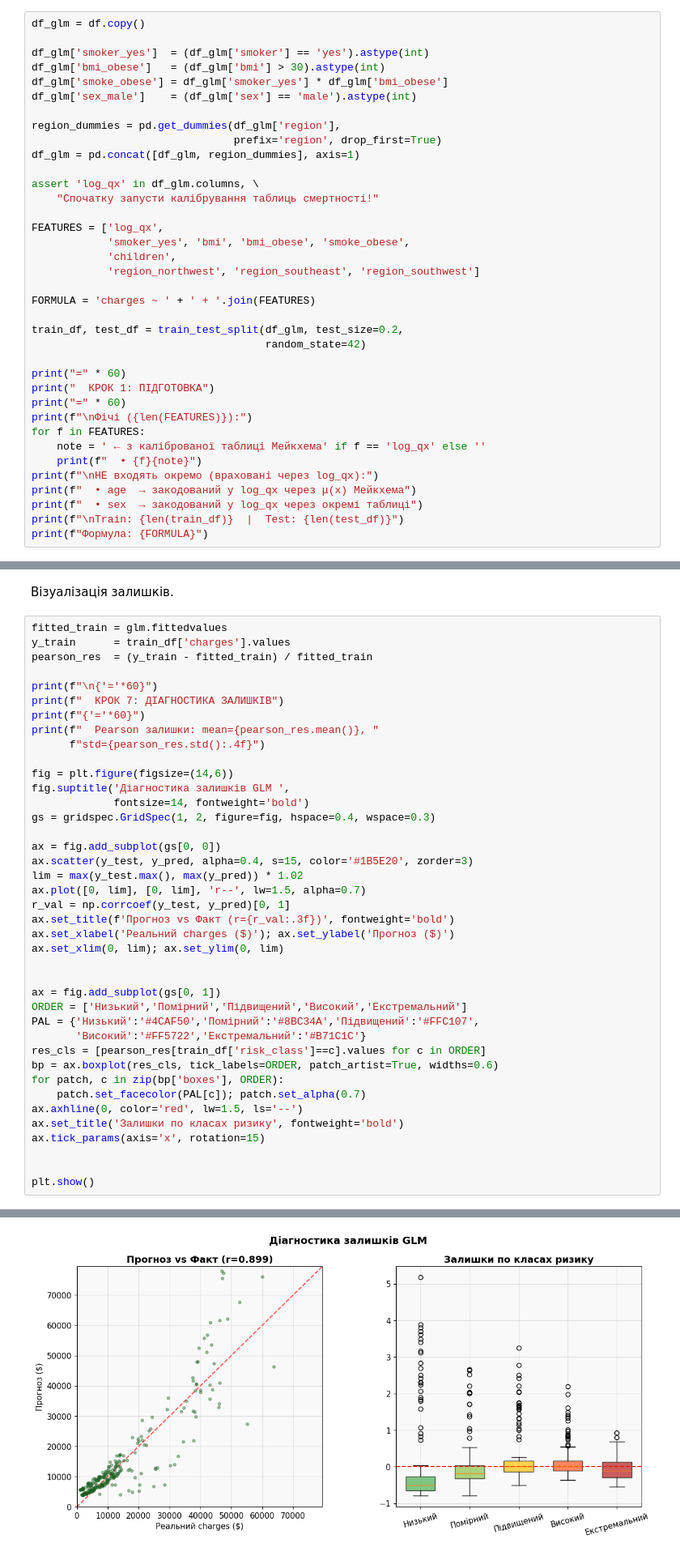
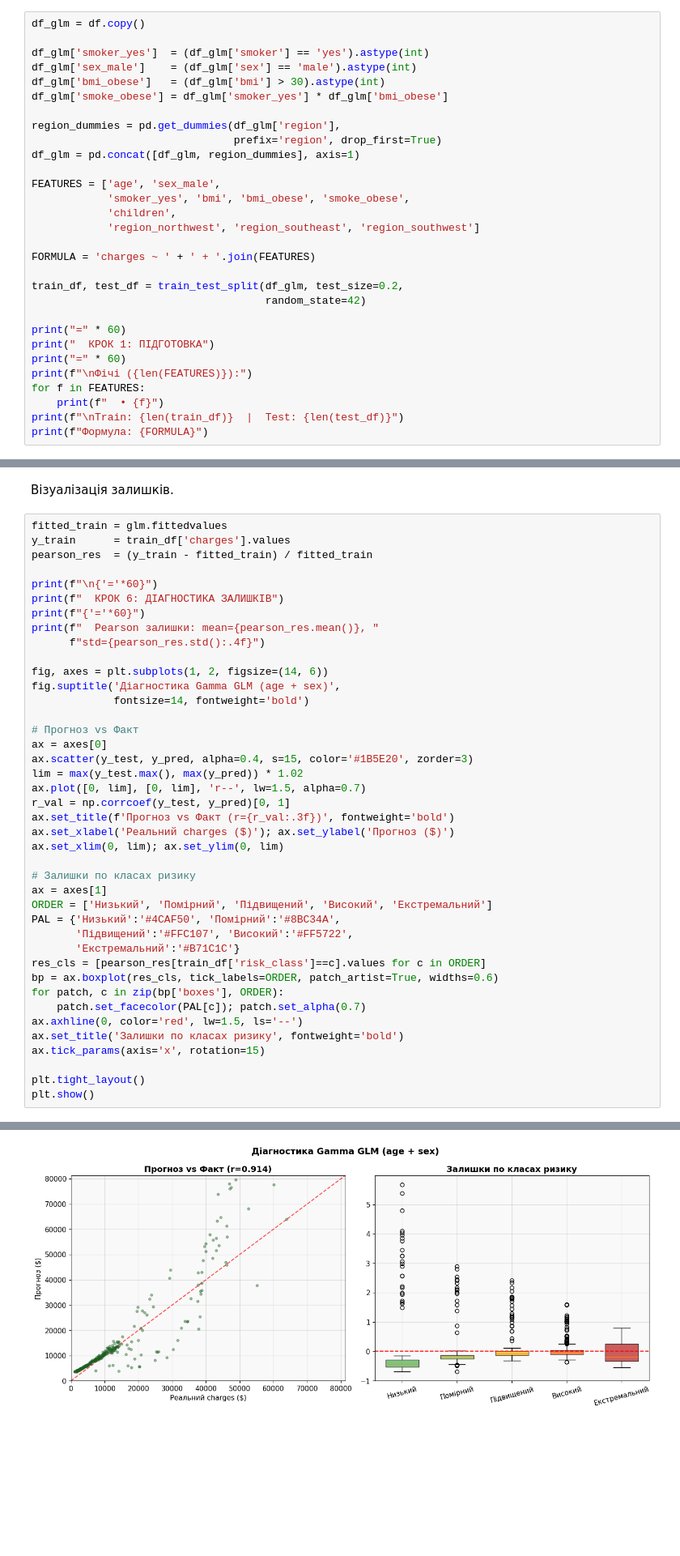
Before and after one commit to Washizuu/Insurance-Charges-Prediction, a Jupyter notebook: CW_new.ipynb, the cells around one changed output, grey strips where cells are left out. Shown at 81% size. Saved outputs shown, nothing was run; the diff lists cells and outputs as text; blank space fills up the shorter version.

```diff
--- a/CW_new.ipynb
+++ b/CW_new.ipynb
@@ -1529,18 +1529,15 @@ plt.rcParams.update({
 df_glm = df.copy()
 
 df_glm['smoker_yes']  = (df_glm['smoker'] == 'yes').astype(int)
+df_glm['sex_male']    = (df_glm['sex'] == 'male').astype(int)
 df_glm['bmi_obese']   = (df_glm['bmi'] > 30).astype(int)
 df_glm['smoke_obese'] = df_glm['smoker_yes'] * df_glm['bmi_obese']
-df_glm['sex_male']    = (df_glm['sex'] == 'male').astype(int)
 
 region_dummies = pd.get_dummies(df_glm['region'],
                                 prefix='region', drop_first=True)
 df_glm = pd.concat([df_glm, region_dummies], axis=1)
 
-assert 'log_qx' in df_glm.columns, \
-    "Спочатку запусти калібрування таблиць смертності!"
-
-FEATURES = ['log_qx',
+FEATURES = ['age', 'sex_male',
             'smoker_yes', 'bmi', 'bmi_obese', 'smoke_obese',
             'children',
             'region_northwest', 'region_southeast', 'region_southwest']
@@ -1555,11 +1552,7 @@ print("  КРОК 1: ПІДГОТОВКА")
 print("=" * 60)
 print(f"\nФічі ({len(FEATURES)}):")
 for f in FEATURES:
-    note = ' ← з каліброваної таблиці Мейкхема' if f == 'log_qx' else ''
-    print(f"  • {f}{note}")
-print(f"\nНЕ входять окремо (враховані через log_qx):")
-print(f"  • age  → закодований у log_qx через μ(x) Мейкхема")
-print(f"  • sex  → закодований у log_qx через окремі таблиці")
+    print(f"  • {f}")
 print(f"\nTrain: {len(train_df)}  |  Test: {len(test_df)}")
 print(f"Формула: {FORMULA}")
 # %% [output]
@@ -1866,17 +1773,17 @@ y_train      = train_df['charges'].values
 pearson_res  = (y_train - fitted_train) / fitted_train
 
 print(f"\n{'='*60}")
-print(f"  КРОК 7: ДІАГНОСТИКА ЗАЛИШКІВ")
+print(f"  КРОК 6: ДІАГНОСТИКА ЗАЛИШКІВ")
 print(f"{'='*60}")
 print(f"  Pearson залишки: mean={pearson_res.mean()}, "
       f"std={pearson_res.std():.4f}")
 
-fig = plt.figure(figsize=(14,6))
-fig.suptitle('Діагностика залишків GLM ',
+fig, axes = plt.subplots(1, 2, figsize=(14, 6))
+fig.suptitle('Діагностика Gamma GLM (age + sex)',
              fontsize=14, fontweight='bold')
-gs = gridspec.GridSpec(1, 2, figure=fig, hspace=0.4, wspace=0.3)
 
-ax = fig.add_subplot(gs[0, 0])
+# Прогноз vs Факт
+ax = axes[0]
 ax.scatter(y_test, y_pred, alpha=0.4, s=15, color='#1B5E20', zorder=3)
 lim = max(y_test.max(), max(y_pred)) * 1.02
 ax.plot([0, lim], [0, lim], 'r--', lw=1.5, alpha=0.7)
@@ -1885,11 +1792,12 @@ ax.set_title(f'Прогноз vs Факт (r={r_val:.3f})', fontweight='bold')
 ax.set_xlabel('Реальний charges ($)'); ax.set_ylabel('Прогноз ($)')
 ax.set_xlim(0, lim); ax.set_ylim(0, lim)
 
-
-ax = fig.add_subplot(gs[0, 1])
-ORDER = ['Низький','Помірний','Підвищений','Високий','Екстремальний']
-PAL = {'Низький':'#4CAF50','Помірний':'#8BC34A','Підвищений':'#FFC107',
-       'Високий':'#FF5722','Екстремальний':'#B71C1C'}
+# Залишки по класах ризику
+ax = axes[1]
+ORDER = ['Низький', 'Помірний', 'Підвищений', 'Високий', 'Екстремальний']
+PAL = {'Низький':'#4CAF50', 'Помірний':'#8BC34A',
+       'Підвищений':'#FFC107', 'Високий':'#FF5722',
+       'Екстремальний':'#B71C1C'}
 res_cls = [pearson_res[train_df['risk_class']==c].values for c in ORDER]
 bp = ax.boxplot(res_cls, tick_labels=ORDER, patch_artist=True, widths=0.6)
 for patch, c in zip(bp['boxes'], ORDER):
@@ -1898,7 +1806,7 @@ ax.axhline(0, color='red', lw=1.5, ls='--')
 ax.set_title('Залишки по класах ризику', fontweight='bold')
 ax.tick_params(axis='x', rotation=15)
 
-
+plt.tight_layout()
 plt.show()
 # %% [output]
 ============================================================
@@ -1908 +1816 @@ plt.show()
-[figure, old version]
+[figure, new version]
```
Also changed, not shown: parts of 15 cells of this notebook.
